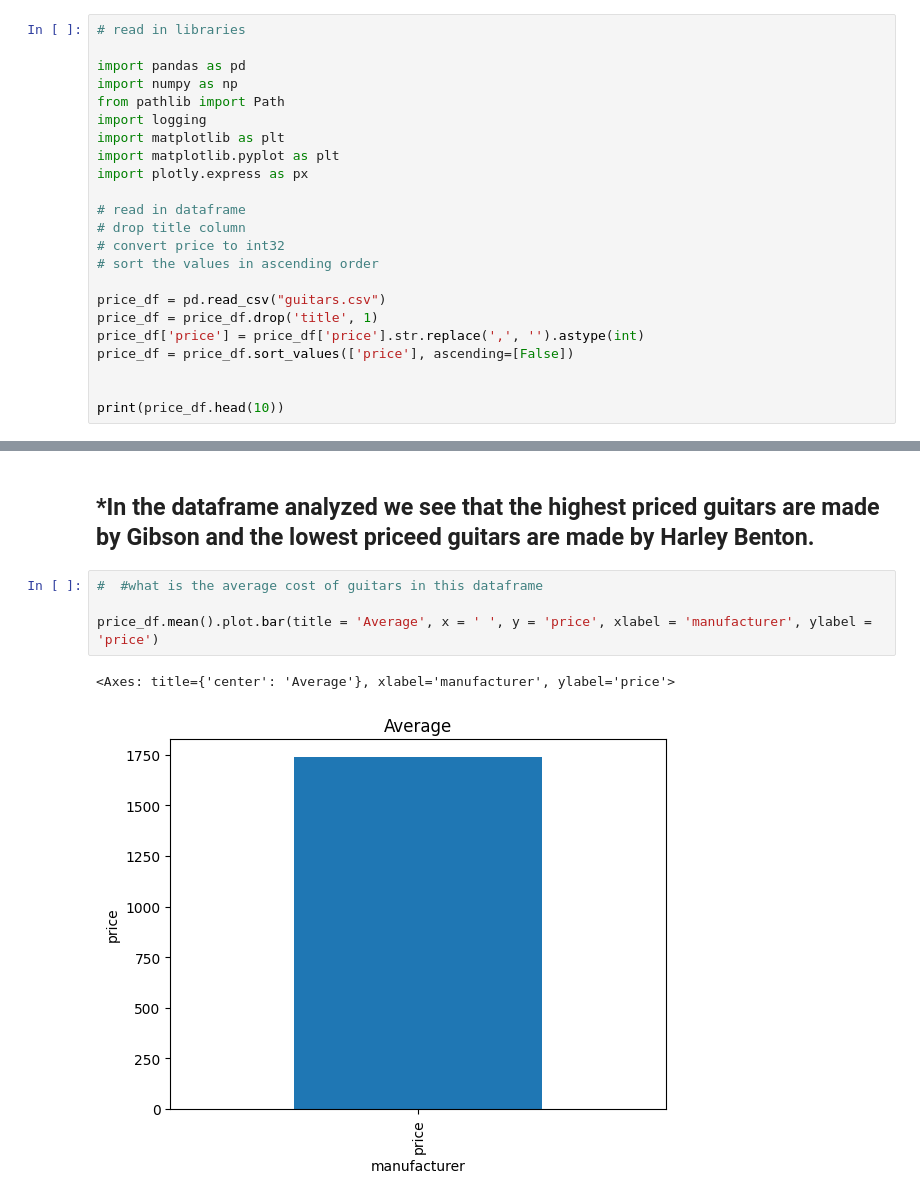
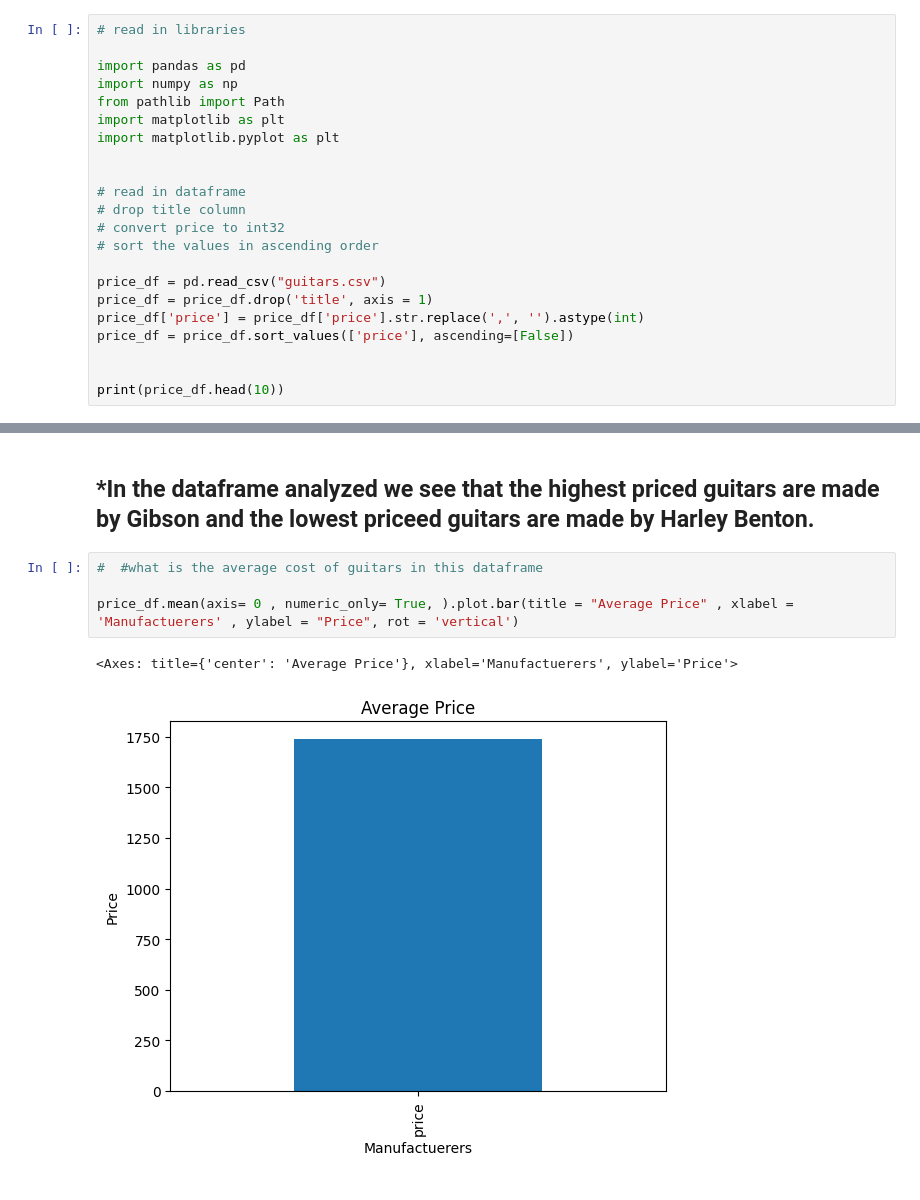
Before and after one commit to southsidefreddy/Guitar_Project, a Jupyter notebook: plot.ipynb, the cells around one changed output, grey strips where cells are left out. Drawn from its saved outputs; the diff is of its cells as text.

```diff
--- a/plot.ipynb
+++ b/plot.ipynb
@@ -8,10 +8,9 @@
 import pandas as pd
 import numpy as np
 from pathlib import Path
-import logging
 import matplotlib as plt
 import matplotlib.pyplot as plt
-import plotly.express as px
+
 
 # read in dataframe
 # drop title column
@@ -19,7 +18,7 @@ import plotly.express as px
 # sort the values in ascending order
 
 price_df = pd.read_csv("guitars.csv")
-price_df = price_df.drop('title', 1)
+price_df = price_df.drop('title', axis = 1)
 price_df['price'] = price_df['price'].str.replace(',', '').astype(int)
 price_df = price_df.sort_values(['price'], ascending=[False])
 
@@ -78,7 +77,7 @@ price_df.tail(15).plot.bar(title = "Lowest Prices", x = "manufacturer", y = "pri
 # %%
 #  #what is the average cost of guitars in this dataframe
 
-price_df.mean().plot.bar(title = 'Average', x = ' ', y = 'price', xlabel = 'manufacturer', ylabel = 'price')
+price_df.mean(axis= 0 , numeric_only= True, ).plot.bar(title = "Average Price" , xlabel = 'Manufactuerers' , ylabel = "Price", rot = 'vertical')
 # %% [output]
-<Axes: title={'center': 'Average'}, xlabel='manufacturer', ylabel='price'>
+<Axes: title={'center': 'Average Price'}, xlabel='Manufactuerers', ylabel='Price'>
-[figure, old version]
+[figure, new version]
```
